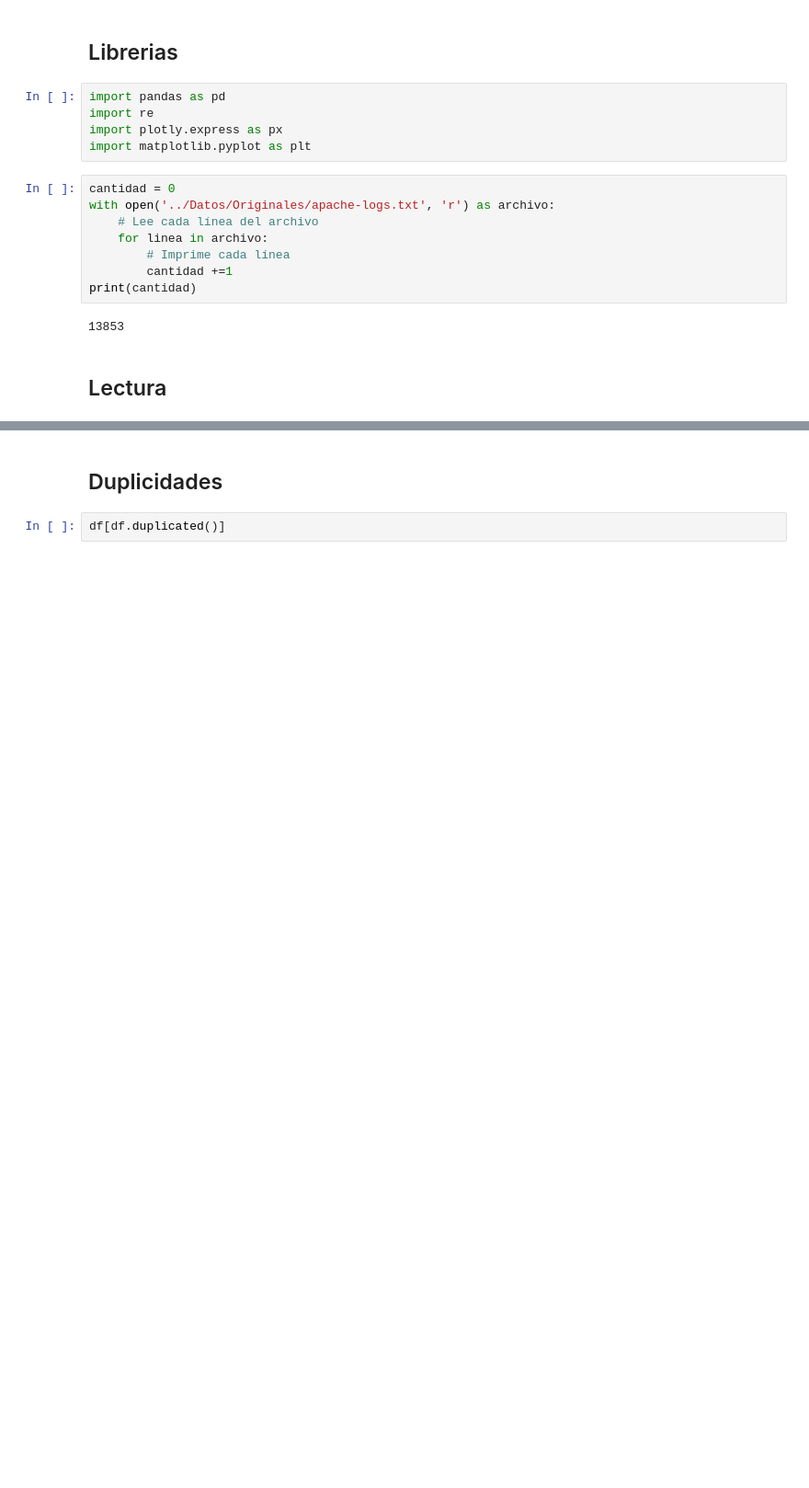
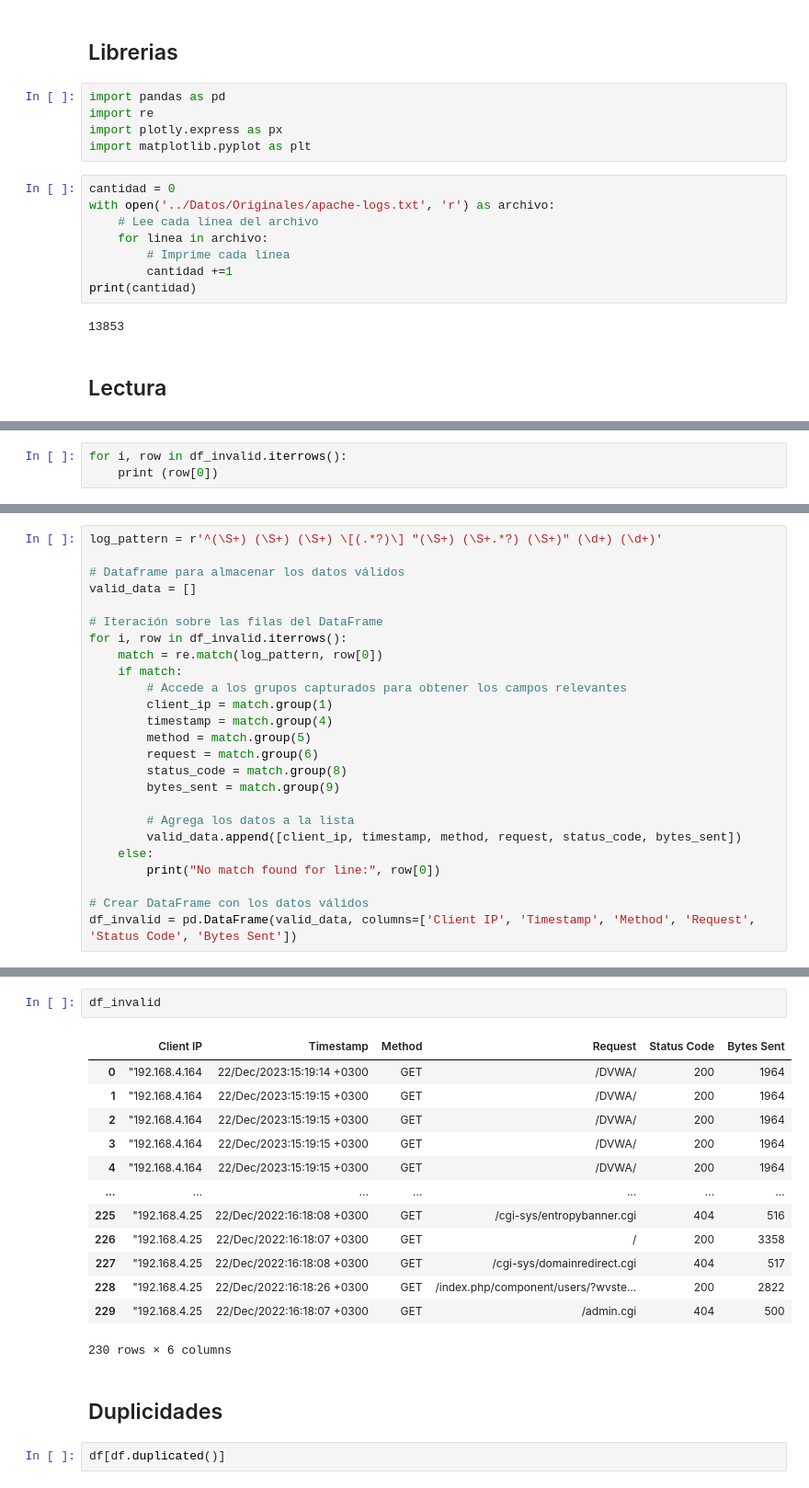
Before and after one commit to mariamelenddezz/R8_Naranja, a Jupyter notebook: Anomalias/anomalias_apache.ipynb, the cells around one changed output, grey strips where cells are left out. Shown: that part at 92% size. Drawn from its saved outputs; the diff is of its cells as text; blank space fills up the shorter version.

```diff
--- a/Anomalias/anomalias_apache.ipynb
+++ b/Anomalias/anomalias_apache.ipynb
@@ -67,0 +86,3 @@ df.head()
+# %%
+for i, row in df_invalid.iterrows():
+    print (row[0])
@@ -67,0 +107,25 @@ df.head()
+# %%
+log_pattern = r'^(\S+) (\S+) (\S+) \[(.*?)\] "(\S+) (\S+.*?) (\S+)" (\d+) (\d+)'
+
+# Dataframe para almacenar los datos válidos
+valid_data = []
+
+# Iteración sobre las filas del DataFrame
+for i, row in df_invalid.iterrows():
+    match = re.match(log_pattern, row[0])
+    if match:
+        # Accede a los grupos capturados para obtener los campos relevantes
+        client_ip = match.group(1)
+        timestamp = match.group(4)
+        method = match.group(5)
+        request = match.group(6)
+        status_code = match.group(8)
+        bytes_sent = match.group(9)
+
+        # Agrega los datos a la lista
+        valid_data.append([client_ip, timestamp, method, request, status_code, bytes_sent])
+    else:
+        print("No match found for line:", row[0])
+
+# Crear DataFrame con los datos válidos
+df_invalid = pd.DataFrame(valid_data, columns=['Client IP', 'Timestamp', 'Method', 'Request', 'Status Code', 'Bytes Sent'])
@@ -68,3 +134,19 @@ df.head()
+# %%
+df_invalid
+# %% [output]
+|  | Client IP | Timestamp | Method | Request | Status Code | Bytes Sent |
+| 0 | "192.168.4.164 | 22/Dec/2023:15:19:14 +0300 | GET | /DVWA/ | 200 | 1964 |
+| 1 | "192.168.4.164 | 22/Dec/2023:15:19:15 +0300 | GET | /DVWA/ | 200 | 1964 |
+| 2 | "192.168.4.164 | 22/Dec/2023:15:19:15 +0300 | GET | /DVWA/ | 200 | 1964 |
+| 3 | "192.168.4.164 | 22/Dec/2023:15:19:15 +0300 | GET | /DVWA/ | 200 | 1964 |
+| 4 | "192.168.4.164 | 22/Dec/2023:15:19:15 +0300 | GET | /DVWA/ | 200 | 1964 |
+| ... | ... | ... | ... | ... | ... | ... |
+| 225 | "192.168.4.25 | 22/Dec/2022:16:18:08 +0300 | GET | /cgi-sys/entropybanner.cgi | 404 | 516 |
+| 226 | "192.168.4.25 | 22/Dec/2022:16:18:07 +0300 | GET | / | 200 | 3358 |
+| 227 | "192.168.4.25 | 22/Dec/2022:16:18:08 +0300 | GET | /cgi-sys/domainredirect.cgi | 404 | 517 |
+| 228 | "192.168.4.25 | 22/Dec/2022:16:18:26 +0300 | GET | /index.php/component/users/?wvste... | 200 | 2822 |
+| 229 | "192.168.4.25 | 22/Dec/2022:16:18:07 +0300 | GET | /admin.cgi | 404 | 500 |
+230 rows × 6 columns
 # %% [markdown]
 ## Duplicidades
 # %%
```
Also changed, not shown: parts of 28 cells of this notebook, 4 other files.
